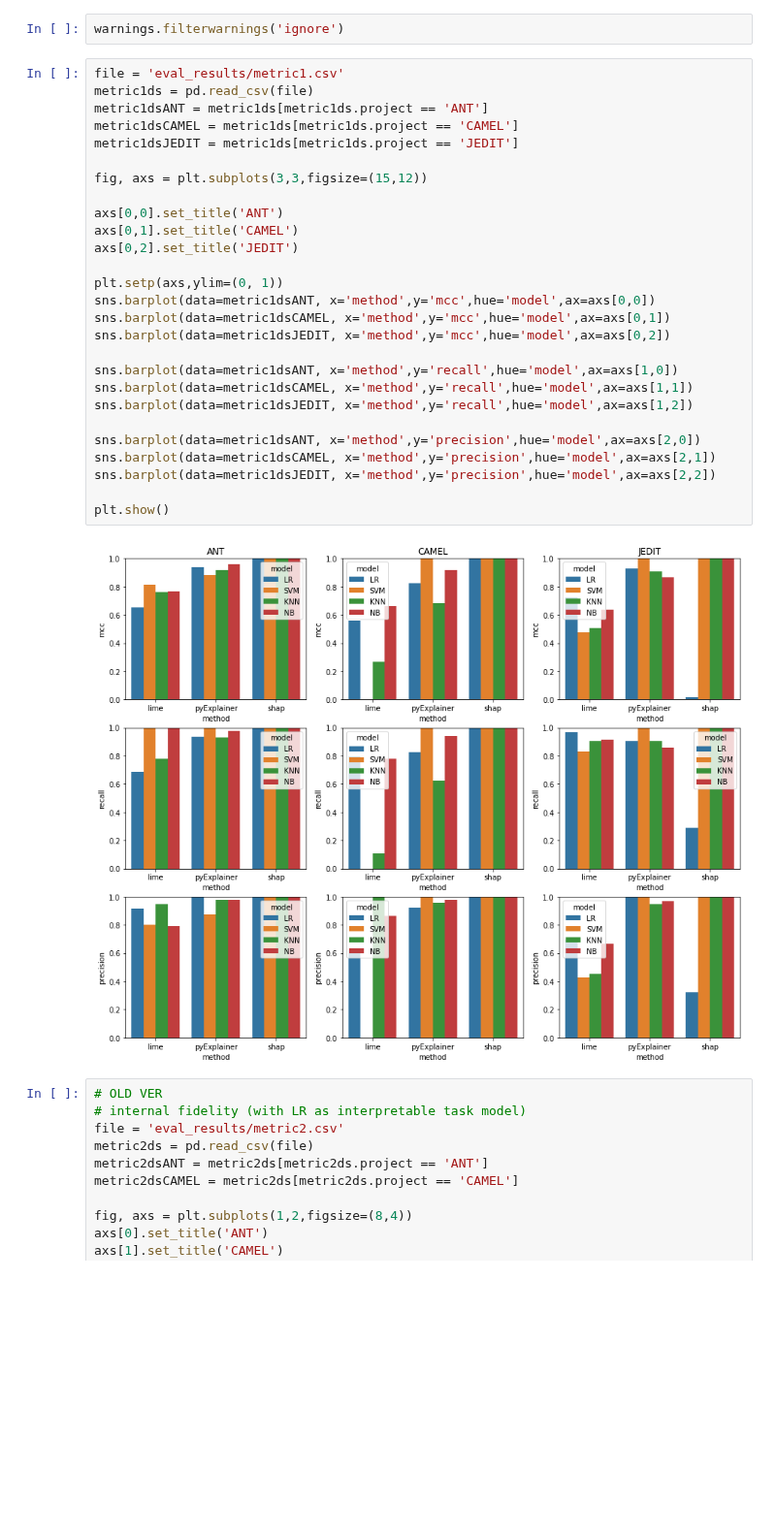
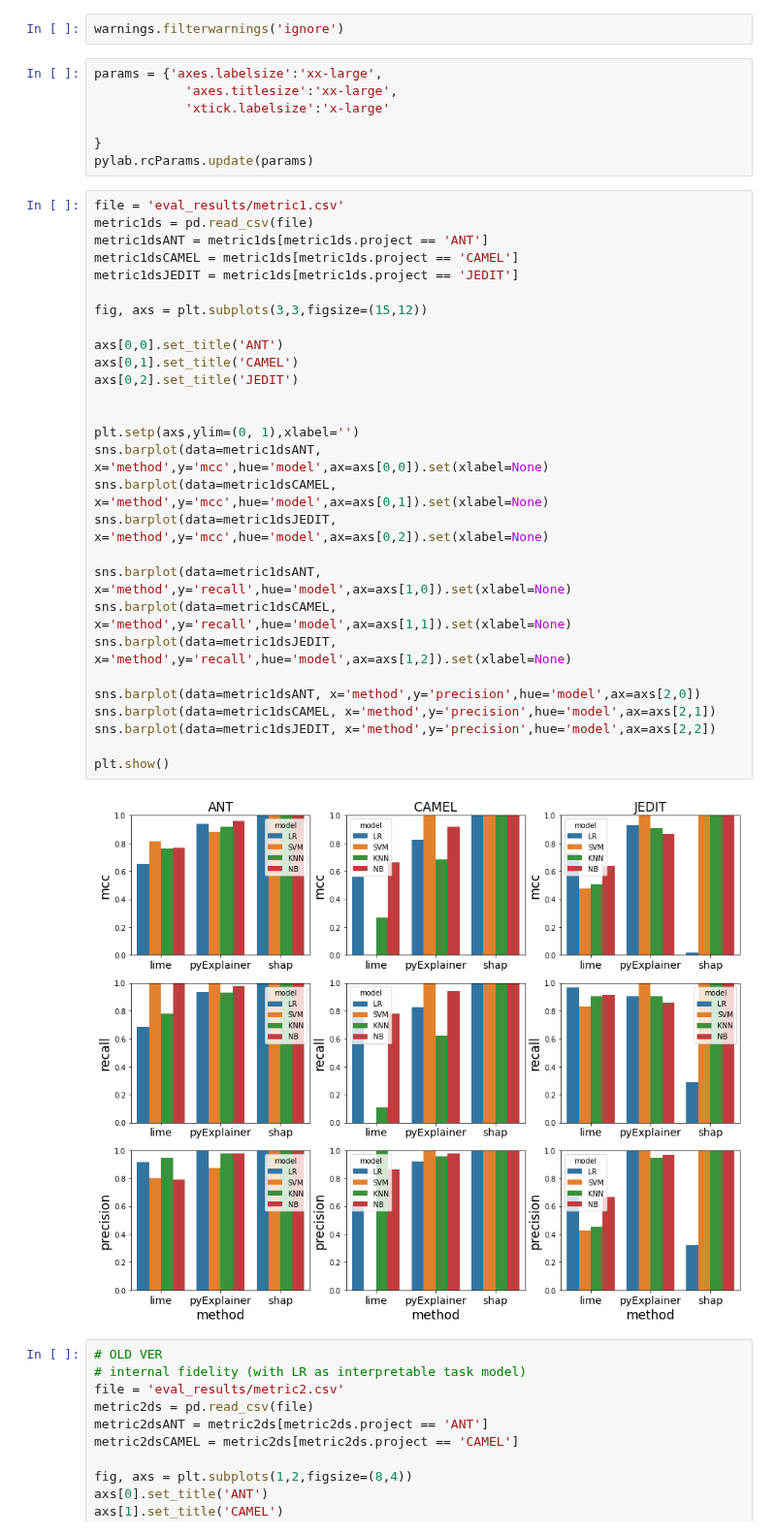
Before and after one commit to shinwenyip/xai-swe, a Jupyter notebook: charts.ipynb, the cells around one changed output. Shown at 97% size. Drawn from its saved outputs; the diff is of its cells as text; blank space fills up the shorter version.

```diff
--- a/charts.ipynb
+++ b/charts.ipynb
@@ -6,35 +7,43 @@ import numpy as np
 import warnings
 # %%
 warnings.filterwarnings('ignore')
+# %%
+params = {'axes.labelsize':'xx-large',
+            'axes.titlesize':'xx-large',
+            'xtick.labelsize':'x-large'
+
+}
+pylab.rcParams.update(params)
 # %%
 file = 'eval_results/metric1.csv'
 metric1ds = pd.read_csv(file)
 metric1dsANT = metric1ds[metric1ds.project == 'ANT']
 metric1dsCAMEL = metric1ds[metric1ds.project == 'CAMEL']
 metric1dsJEDIT = metric1ds[metric1ds.project == 'JEDIT']
 
 fig, axs = plt.subplots(3,3,figsize=(15,12))
 
 axs[0,0].set_title('ANT')
 axs[0,1].set_title('CAMEL')
 axs[0,2].set_title('JEDIT')
 
-plt.setp(axs,ylim=(0, 1))
-sns.barplot(data=metric1dsANT, x='method',y='mcc',hue='model',ax=axs[0,0])
-sns.barplot(data=metric1dsCAMEL, x='method',y='mcc',hue='model',ax=axs[0,1])
-sns.barplot(data=metric1dsJEDIT, x='method',y='mcc',hue='model',ax=axs[0,2])
 
-sns.barplot(data=metric1dsANT, x='method',y='recall',hue='model',ax=axs[1,0])
-sns.barplot(data=metric1dsCAMEL, x='method',y='recall',hue='model',ax=axs[1,1])
-sns.barplot(data=metric1dsJEDIT, x='method',y='recall',hue='model',ax=axs[1,2])
+plt.setp(axs,ylim=(0, 1),xlabel='')
+sns.barplot(data=metric1dsANT, x='method',y='mcc',hue='model',ax=axs[0,0]).set(xlabel=None)
+sns.barplot(data=metric1dsCAMEL, x='method',y='mcc',hue='model',ax=axs[0,1]).set(xlabel=None)
+sns.barplot(data=metric1dsJEDIT, x='method',y='mcc',hue='model',ax=axs[0,2]).set(xlabel=None)
+
+sns.barplot(data=metric1dsANT, x='method',y='recall',hue='model',ax=axs[1,0]).set(xlabel=None)
+sns.barplot(data=metric1dsCAMEL, x='method',y='recall',hue='model',ax=axs[1,1]).set(xlabel=None)
+sns.barplot(data=metric1dsJEDIT, x='method',y='recall',hue='model',ax=axs[1,2]).set(xlabel=None)
 
 sns.barplot(data=metric1dsANT, x='method',y='precision',hue='model',ax=axs[2,0])
 sns.barplot(data=metric1dsCAMEL, x='method',y='precision',hue='model',ax=axs[2,1])
 sns.barplot(data=metric1dsJEDIT, x='method',y='precision',hue='model',ax=axs[2,2])
 
 plt.show()
 # %% [output]
-[figure, old version]
+[figure, new version]
 # %%
 # OLD VER
 # internal fidelity (with LR as interpretable task model)
```
Also changed, not shown: parts of 8 cells of this notebook, 6 other files.
